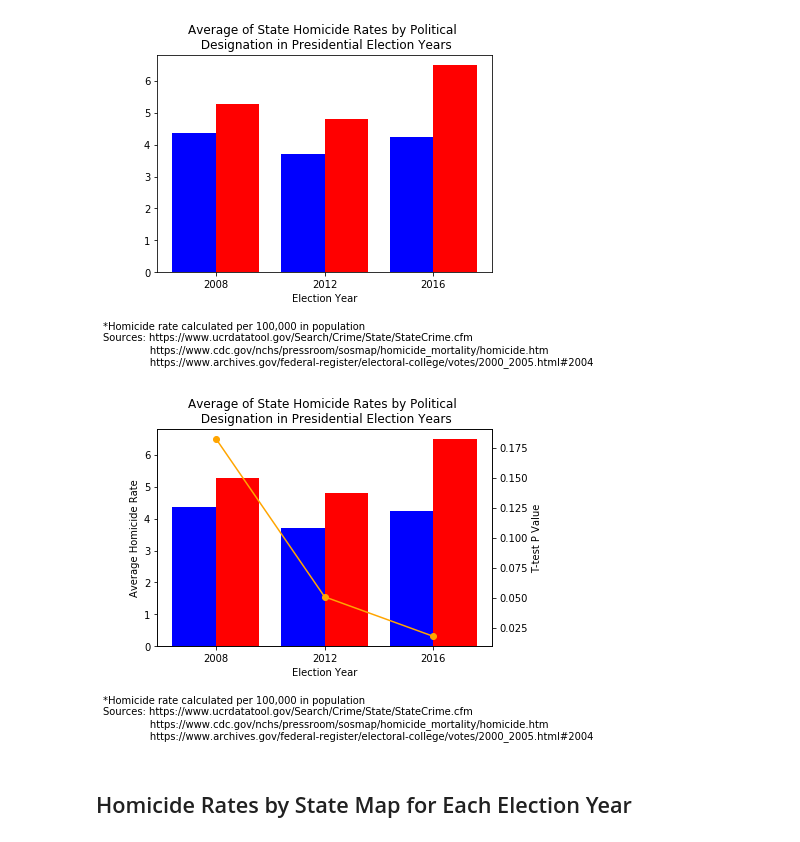
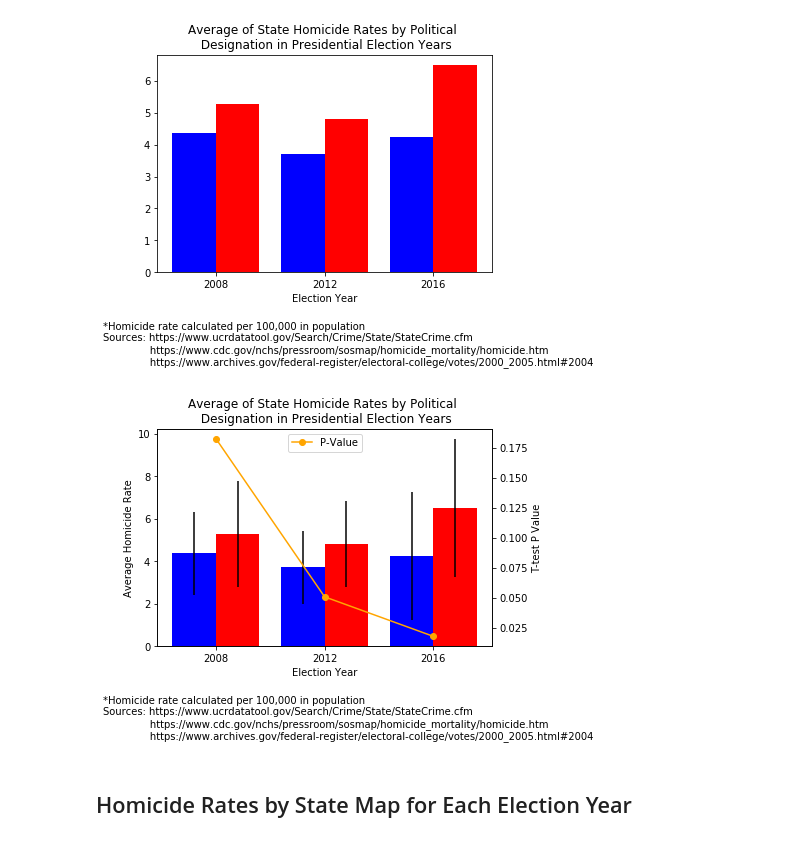
Before and after one commit to stace2775/07-Group_Project_1, a Jupyter notebook: GROUP_2_DATA_EXPLORATION_AND_CLEANUP.ipynb, the cells around one changed output. Cells and saved outputs as stored; diff of their text form; code cells hidden in the pictures.

```diff
--- a/GROUP_2_DATA_EXPLORATION_AND_CLEANUP.ipynb
+++ b/GROUP_2_DATA_EXPLORATION_AND_CLEANUP.ipynb
@@ -1134,6 +1161,16 @@ sample_red_12 = poli_12_red["HRate 12"]
 
 sample_blue_16 = poli_16_blue["HRate 16"]
 sample_red_16 = poli_16_red["HRate 16"]
+# %%
+#Finding Std Dev of each sample
+SD_b08=np.std(sample_blue_08)
+SD_r08=np.std(sample_red_08)
+
+SD_b12=np.std(sample_blue_12)
+SD_r12=np.std(sample_red_12)
+
+SD_b16=np.std(sample_blue_16)
+SD_r16=np.std(sample_red_16)
 # %%
 #Running ttests on samples
 stats.ttest_ind(sample_blue_08, sample_red_08, equal_var=False)
@@ -1146,36 +1183,39 @@ stats.ttest_ind(sample_blue_16, sample_red_16, equal_var=False)
 P16=0.01800191
 # %%
 #plotting p values on top of previous plot
+stdB=[SD_b08, SD_b12, SD_b16]
+stdR=[SD_r08, SD_r12, SD_r16]
 p_value=[P08, P12, P16]
 
 fig, ax1 = plt.subplots()
 
 N=3
 ind=np.arange(N)
 width=.4
 
-ax1.bar(ind, blue, width, color='blue', label="Blue")
-ax1.bar(ind+width, red, width, color='red', label="Red")
+ax1.bar(ind, blue, width, color='blue', label="Dem", yerr=stdB)
+ax1.bar(ind+width, red, width, color='red', label="Rep", yerr=stdR)
 ax1.set_ylabel('Average Homicide Rate')
 ax1.set_xticks(ind + width / 2)
 ax1.set_xticklabels(('2008', '2012', '2016'))
 
 ax2=ax1.twinx()
-ax2.plot(ind+.2, p_value, color="orange", marker="o")
+ax2.plot(ind+.2, p_value, color="orange", marker="o", label="P-Value")
 ax2.set_ylabel('T-test P Value')
 ax1.set_xlabel('Election Year')
 
 
+ax2.legend(loc="upper center")
 plt.title("Average of State Homicide Rates by Political \n Designation in Presidential Election Years")
 plt.figtext(0, -.2, '*Homicide rate calculated per 100,000 in population \n' \
             'Sources: https://www.ucrdatatool.gov/Search/Crime/State/StateCrime.cfm \n'\
             '               https://www.cdc.gov/nchs/pressroom/sosmap/homicide_mortality/homicide.htm \n' \
             '               https://www.archives.gov/federal-register/electoral-college/votes/2000_2005.html#2004', \
             horizontalalignment='left')
 
 plt.savefig("Images/HRates_by_Des_Pvalue.png", bbox_inches='tight', pad_inches=1)
 # %% [output]
-[figure, old version]
+[figure, new version]
 # %% [markdown]
 ## Homicide Rates by State Map for Each Election Year
 # %%
```
Also changed, not shown: parts of 7 cells of this notebook, 6 other files.
